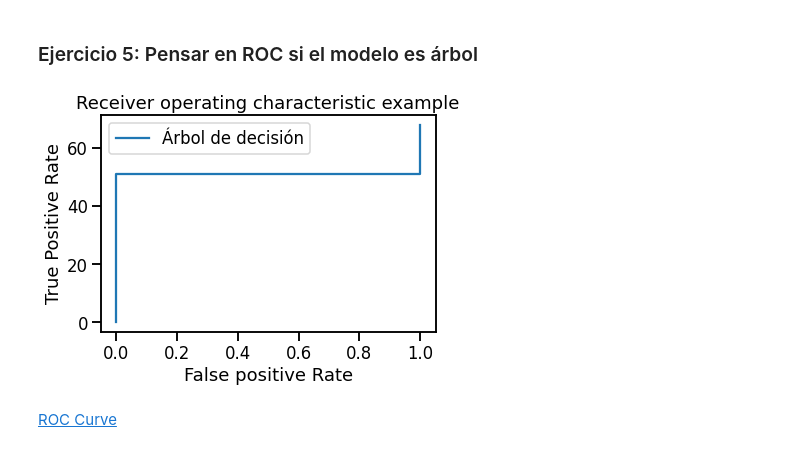
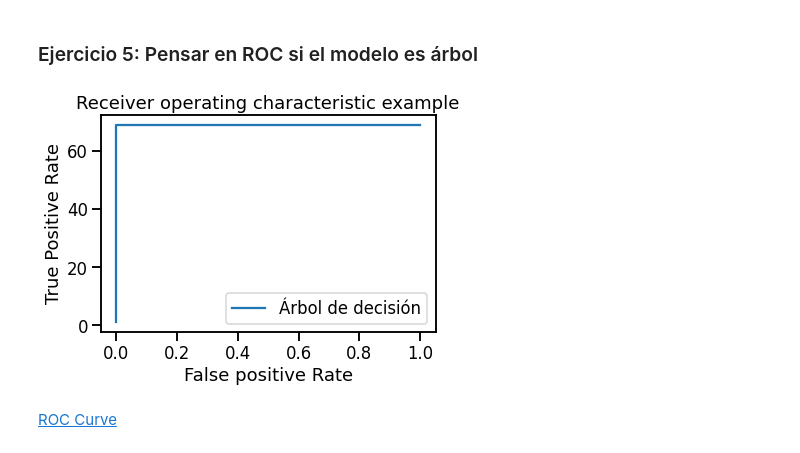
Before and after one commit to guillermohenrion/Intro-Python, a Jupyter notebook: Data_preparation_&_evaluation.ipynb, the cells around one changed output. Saved outputs shown, nothing was run; the diff lists cells and outputs as text; code cells hidden in the pictures.

```diff
--- a/Data_preparation_&_evaluation.ipynb
+++ b/Data_preparation_&_evaluation.ipynb
@@ -477,24 +479,24 @@ roc_auc_score(y_test,y_pred)
 # %%
 pd_roc=pd.concat([pd.DataFrame(y_pred), pd.DataFrame(y_test)], axis=1)
 pd_roc.columns=['pred', 'test']
-pd_roc.sort_values(by=['pred', 'test'], ascending=False)
+pd_roc_o=pd_roc.sort_values(by=['pred', 'test'], ascending=False)
 
 roc=[]
-for i in range(1, len(pd_roc)):
-  pd_aux=pd_roc[:i]
+for i in range(1, len(pd_roc_o)):
+  pd_aux=pd_roc_o[:i]
   pd_tpr=pd_aux[(pd_aux['pred']==1) & (pd_aux['test']==1)]
   pd_fpr=pd_aux[(pd_aux['pred']==1) & (pd_aux['test']==0)]
   roc.append([len(pd_tpr), len(pd_fpr)])
 tpr_fpr=pd.DataFrame(roc)
 tpr_fpr.columns=['tpr','fpr']
 
 plt.plot(tpr_fpr['fpr'], tpr_fpr['tpr'], label='Árbol de decisión')
 plt.xlabel('False positive Rate')
 plt.ylabel('True Positive Rate')
 plt.title('Receiver operating characteristic example')
 plt.legend()
 plt.show()
 # %% [output]
-[figure, old version]
+[figure, new version]
 # %% [markdown]
 [ROC Curve](http://arogozhnikov.github.io/2015/10/05/roc-curve.html)
```
Also changed, not shown: parts of 1 cell of this notebook.
